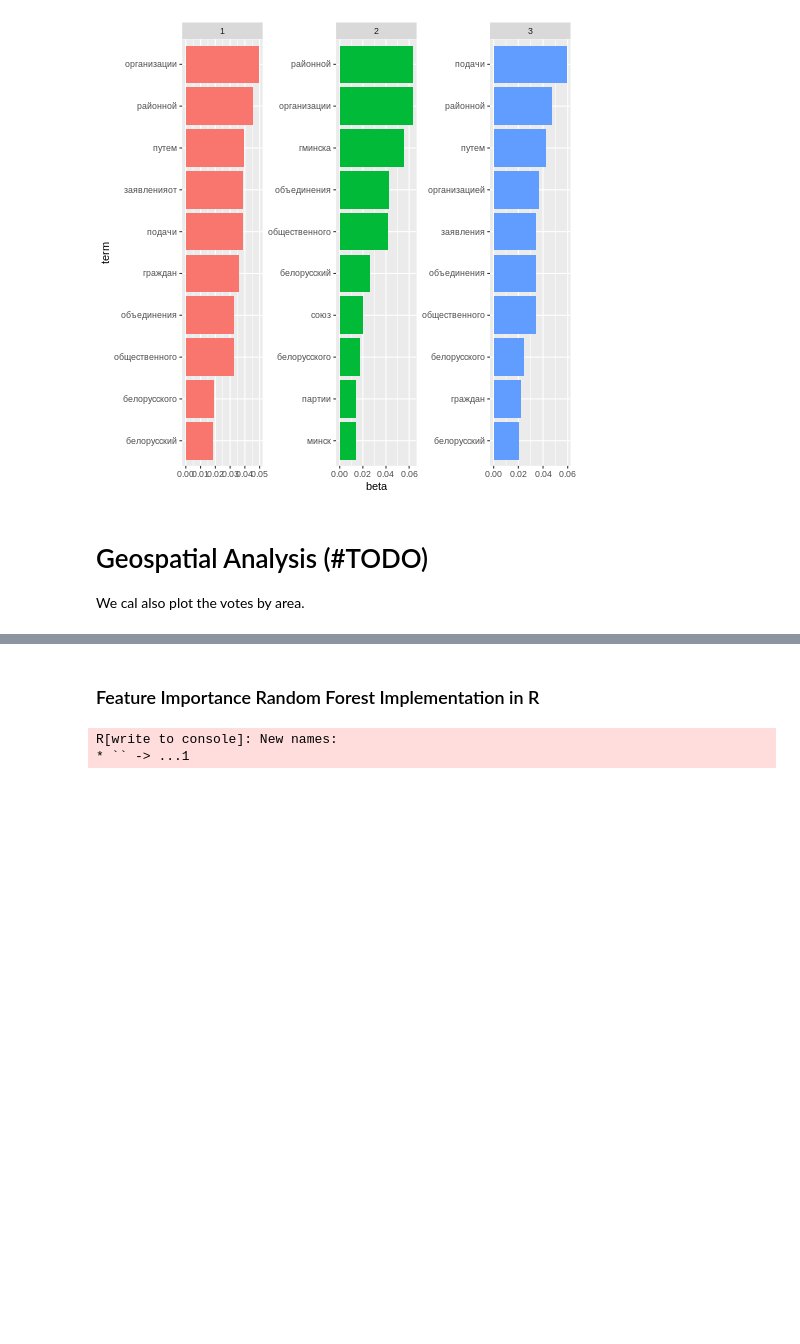
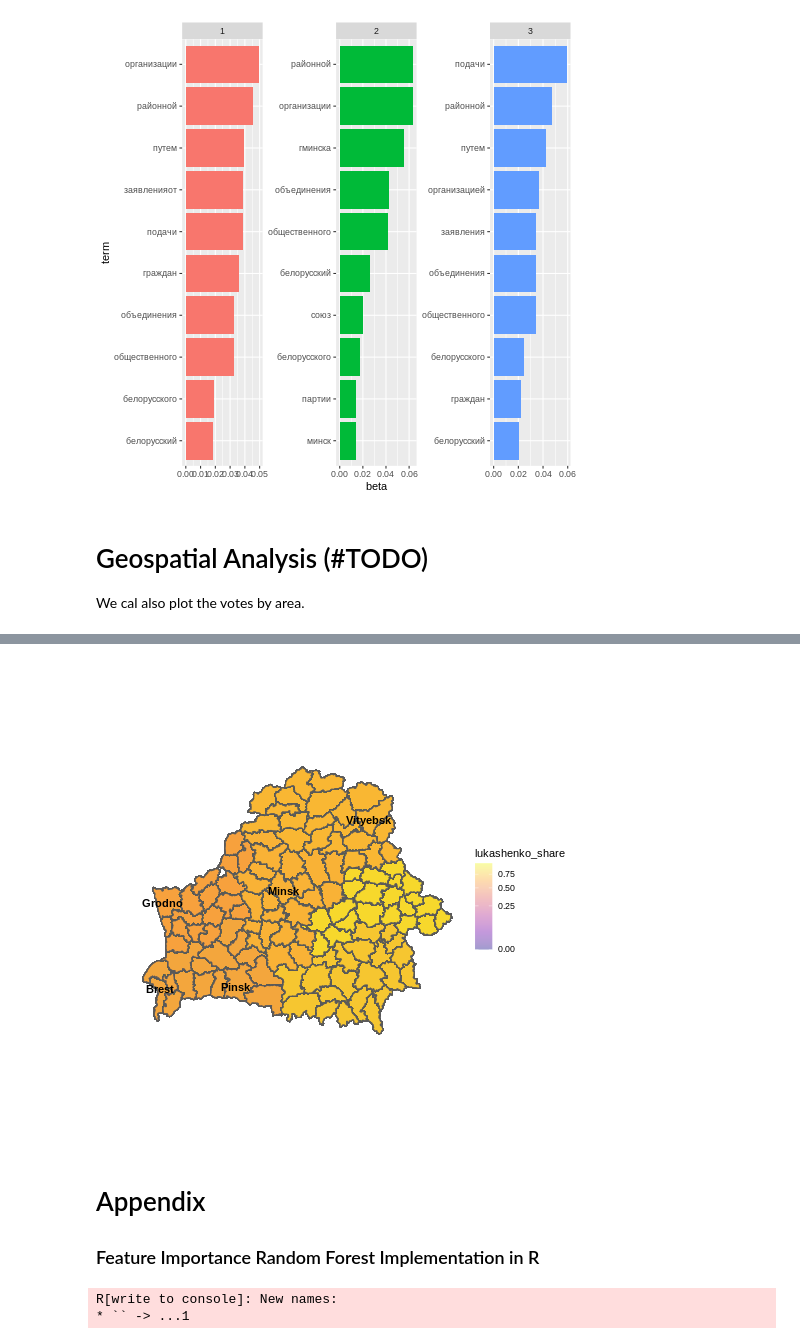
Before and after one commit to danielsaggau/Elections-Belarus, a Jupyter notebook: Belarus_ML_Full_Analysis.ipynb, the cells around one changed output, grey strips where cells are left out. Cells and saved outputs as stored; diff of their text form; code cells hidden in the pictures; blank space fills up the shorter version.

```diff
--- a/Belarus_ML_Full_Analysis.ipynb
+++ b/Belarus_ML_Full_Analysis.ipynb
@@ -759,0 +713,11 @@ ggraph(trigram_graph, layout = "fr") +
+# %%
+%%R
+capitals <- tibble::tribble(
+  ~city,           ~lat,     ~lon,
+  "Brest",    52.097622, 23.734051,
+  "Minsk", 53.893009, 27.567444,
+  "Grodno",  53.669353, 23.813131,
+  "Vityebsk",  55.187222, 30.205116,
+  "Pinsk",    52.129272, 26.074677
+)
+capitals
@@ -760,4 +733,15 @@ ggraph(trigram_graph, layout = "fr") +
+# %%
+%%R
+plot = ggplot() + geom_sf(data= merge, mapping = aes(geometry = geometry)) + geom_sf(data = merge, mapping = aes(geometry = geometry, fill = lukashenko_share)) + scale_fill_viridis_c(option="C", trans = "sqrt", alpha = .4,
+                      limits=c(0, max(merge$lukashenko_share))) + theme(panel.background = element_rect(fill = "white"),
+        axis.title = element_blank(), axis.text = element_blank(), axis.ticks = element_blank()) +
+ geom_text(data = capitals, aes(x = lon, y = lat, label = city),   size = 3.9, col = "black", fontface = "bold") +  coord_sf(xlim = c(22, 33), ylim = c(51, 56.5), expand = FALSE)
+
+plot
+# %% [output]
+[figure, added]
 # %% [markdown]
+# Appendix
 ### Feature Importance Random Forest Implementation in R
 # %%
 %%R
```
Also changed, not shown: parts of 28 cells of this notebook.
